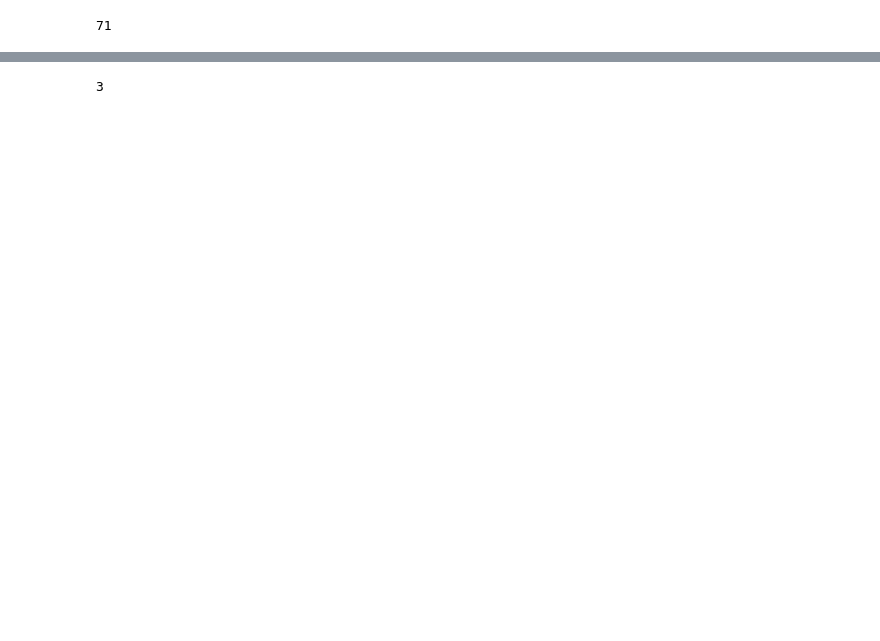
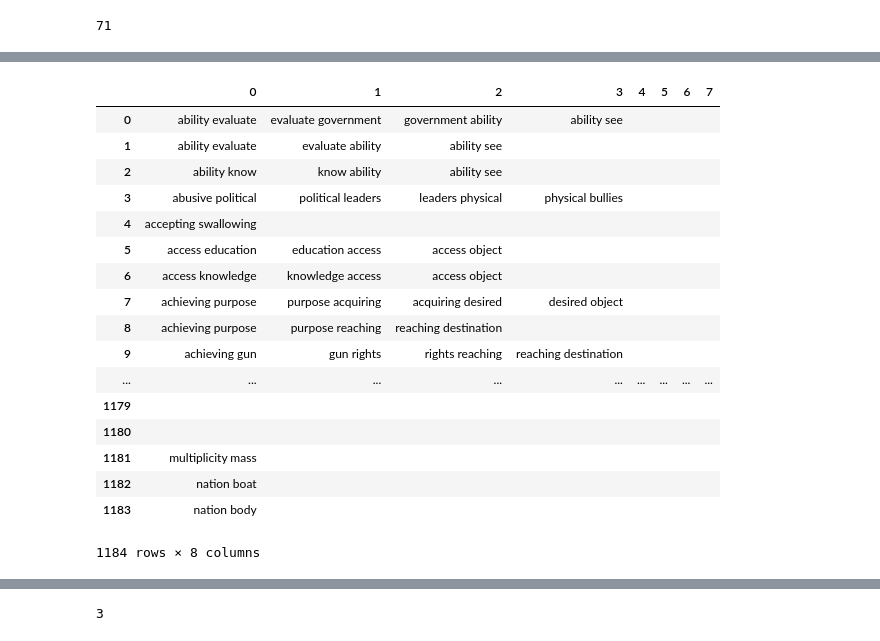
Before and after one commit to gajeam/Pulitzer-Prize-Styleometrics-Project, a Jupyter notebook: Rule 1 metaphor/Working with github metaphor - predicting metaphor.ipynb, the cells around one changed output, grey strips where cells are left out. Saved outputs shown, nothing was run; the diff lists cells and outputs as text; code cells hidden in the pictures; blank space fills up the shorter version.

```diff
--- a/Rule 1 metaphor/Working with github metaphor - predicting metaphor.ipynb
+++ b/Rule 1 metaphor/Working with github metaphor - predicting metaphor.ipynb
@@ -383,3 +421,45 @@ df_test
+# %%
+# with open("metanet.txt", "r") as testset:
+#     filtered_words = []
+#     testmeta = []
+#     testmeta1 = []
+#     word_list = ''
+#     for line in testset:
+# #         word_list = line.split()
+#         tokenizer = RegexpTokenizer(r'\w+')
+#         word_list = tokenizer.tokenize(line)
+#         filtered_words = [word for word in word_list if word not in stopwords.words('english')]
+#         testmeta1.append(' '.join(x) for x in bigrams(filtered_words))
+# df_test = pd.DataFrame(testmeta1)
+# df_test
+colcount = len(df_test.columns)
+
+df_list=list(range(0,colcount))
+df_list
+for i, df in enumerate(df_list, 1):
+    df.columns = [col_name+'_df{}'.format(i) for col_name in df_test.columns]
+# df_test.columns = ['sample0', 'sample1', 'sample2', 'sample3', 'sample4', 'sample5', 'sample6']
+df_test = df_test.fillna("")
+df_test
+# %% [output]
+|  | 0 | 1 | 2 | 3 | 4 | 5 | 6 | 7 |
+| 0 | ability evaluate | evaluate government | government ability | ability see |  |  |  |  |
+| 1 | ability evaluate | evaluate ability | ability see |  |  |  |  |  |
+| 2 | ability know | know ability | ability see |  |  |  |  |  |
+| 3 | abusive political | political leaders | leaders physical | physical bullies |  |  |  |  |
+| 4 | accepting swallowing |  |  |  |  |  |  |  |
+| 5 | access education | education access | access object |  |  |  |  |  |
+| 6 | access knowledge | knowledge access | access object |  |  |  |  |  |
+| 7 | achieving purpose | purpose acquiring | acquiring desired | desired object |  |  |  |  |
+| 8 | achieving purpose | purpose reaching | reaching destination |  |  |  |  |  |
+| 9 | achieving gun | gun rights | rights reaching | reaching destination |  |  |  |  |
+| ... | ... | ... | ... | ... | ... | ... | ... | ... |
+| 1179 |  |  |  |  |  |  |  |  |
+| 1180 |  |  |  |  |  |  |  |  |
+| 1181 | multiplicity mass |  |  |  |  |  |  |  |
+| 1182 | nation boat |  |  |  |  |  |  |  |
+| 1183 | nation body |  |  |  |  |  |  |  |
+1184 rows × 8 columns
 # %%
 arr_test_feature_sparse = vec.transform(df_test['sample0'])
 arr_test_feature = arr_test_feature_sparse.toarray()
```
Also changed, not shown: parts of 19 cells of this notebook, 2 other files.
